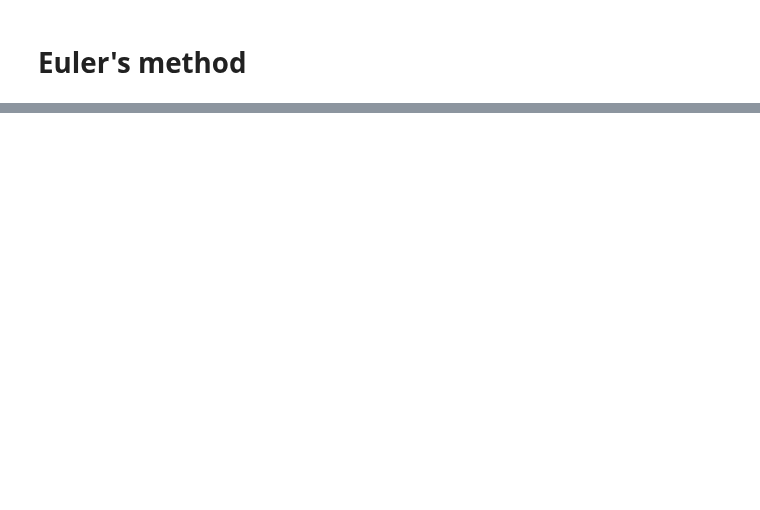
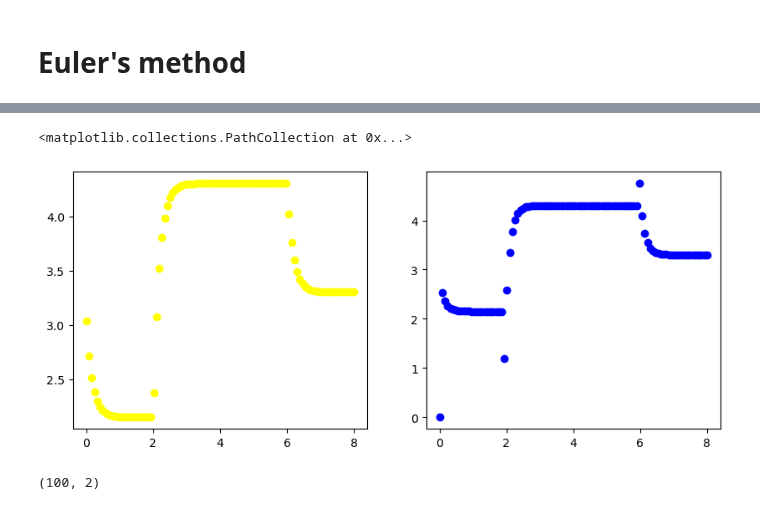
Before and after one commit to reliscu/chronocell_simulations, a Jupyter notebook: testing_new_RNA_history_code.ipynb, the cells around one changed output, grey strips where cells are left out. Saved outputs shown, nothing was run; the diff lists cells and outputs as text; code cells hidden in the pictures; blank space fills up the shorter version.

```diff
--- a/testing_new_RNA_history_code.ipynb
+++ b/testing_new_RNA_history_code.ipynb
@@ -667,0 +732,44 @@ W.shape
+# %%
+state_grid = np.searchsorted(tau, t, side="left") - 1
+state_grid[0] = 0
+alpha_per_t = alpha[state_grid]
+
+Vector_lambda_groudtruth = np.concatenate((Y[:, :, 0], Y[:, :, 1]), axis=1) # T -by- 2
+Vector_lambda_groudtruth[1, :]
+
+dt_list = np.diff(t) # (T-1) dt
+# W = np.array([[-beta, 0], [beta, -gamma]])
+
+# NS_lambdas = np.zeros_like(Vector_lambda_groudtruth) # place holder
+# # initial lambdas at t=0 to start numberical approximation of the ODEs
+# NS_lambdas[0] = Vector_lambda_groudtruth[0] # [1]
+
+# for k in range(len(dt_list)):
+#   lambdas_t = NS_lambdas[k]
+#   lambda_tp1 = lambdas_t + dt_list[k] * (W @ lambdas_t.T + np.array([alpha_per_t[k], 0]) )
+#   NS_lambdas[k+1] = lambda_tp1
+
+Backward_lambdas = np.zeros_like(Vector_lambda_groudtruth) # place holder
+# initial lambdas at t=0 to start numberical approximation of the ODEs
+Backward_lambdas[-1] = Vector_lambda_groudtruth[-1]
+
+for k in range(len(dt_list), 1, -1):
+  lambdas_t = NS_lambdas[k]
+  lambda_tm1 = lambdas_t - dt_list[k-1] * (W @ lambdas_t.T + np.array([alpha_per_t[k], 0]) )
+  Backward_lambdas[k-1] = lambda_tm1
+# %%
+import matplotlib.pyplot as plt
+
+
+fig, ax = plt.subplots(1, 2, figsize=(10, 4))
+ax[0].scatter(t, Vector_lambda_groudtruth[:, 0], label='groudtruth lambda_U', c='yellow')
+# ax[1].scatter(t, NS_lambdas[:, 0], label='numerical lambda_U', c='blue')
+ax[1].scatter(t, Backward_lambdas[:, 0], label='numerical lambda_U', c='blue')
+# ax[1].scatter(t, X_fwd[:, 0], label='numerical lambda_U', c='blue')
+# %% [output]
+<matplotlib.collections.PathCollection at 0x...>
+[figure, added]
+# %%
+X_fwd.shape
+# %% [output]
+(100, 2)
```
Also changed, not shown: parts of 35 cells of this notebook, 1 other file.
